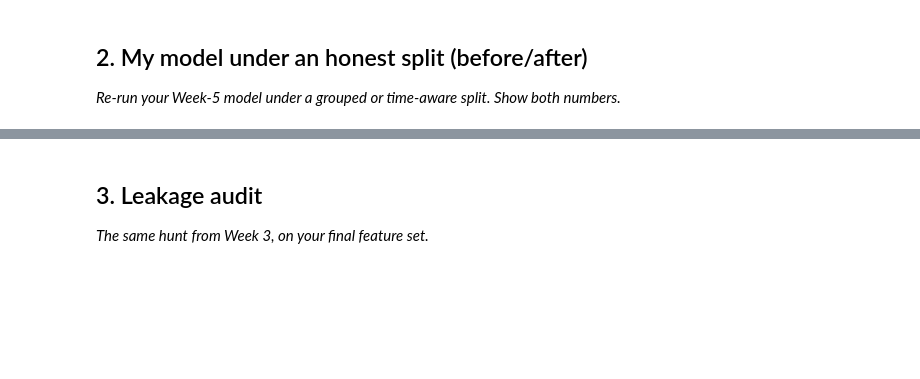
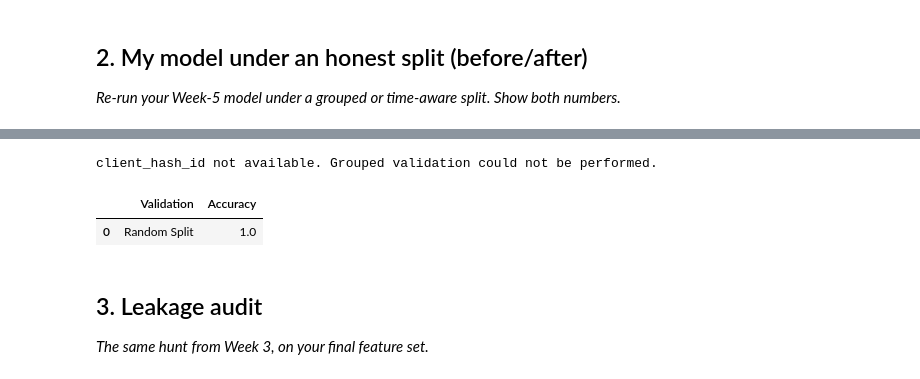
Before and after one commit to adityag30/FlyRank-internship-ML, a Jupyter notebook: work/notebooks/w06_validation_audit.ipynb, the cells around one changed output, grey strips where cells are left out. Drawn from its saved outputs; the diff is of its cells as text; code cells hidden in the pictures; blank space fills up the shorter version.

```diff
--- a/work/notebooks/w06_validation_audit.ipynb
+++ b/work/notebooks/w06_validation_audit.ipynb
@@ -23,3 +108,77 @@ This skeleton is yours to fill. Work the sections **in order** — each one has
+# %%
+# This cell is for CODE (numbers, a query, a check).
+from sklearn.tree import DecisionTreeClassifier
+from sklearn.model_selection import train_test_split, GroupShuffleSplit
+from sklearn.metrics import accuracy_score
+import pandas as pd
+
+# -----------------------------
+# Random Split (Week 5)
+# -----------------------------
+X_train_r, X_test_r, y_train_r, y_test_r = train_test_split(
+    X,
+    y,
+    test_size=0.20,
+    random_state=42,
+    stratify=y
+)
+
+model_random = DecisionTreeClassifier(max_depth=3, random_state=42)
+model_random.fit(X_train_r, y_train_r)
+
+random_acc = accuracy_score(
+    y_test_r,
+    model_random.predict(X_test_r)
+)
+
+# -----------------------------
+# Honest Split (Grouped if available)
+# -----------------------------
+if "client_hash_id" in df.columns:
+
+    groups = df["client_hash_id"]
+
+    splitter = GroupShuffleSplit(
+        test_size=0.20,
+        random_state=42,
+        n_splits=1
+    )
+
+    train_idx, test_idx = next(splitter.split(X, y, groups))
+
+    X_train_g = X.iloc[train_idx]
+    X_test_g = X.iloc[test_idx]
+
+    y_train_g = y.iloc[train_idx]
+    y_test_g = y.iloc[test_idx]
+
+    model_group = DecisionTreeClassifier(max_depth=3, random_state=42)
+    model_group.fit(X_train_g, y_train_g)
+
+    group_acc = accuracy_score(
+        y_test_g,
+        model_group.predict(X_test_g)
+    )
+
+    results = pd.DataFrame({
+        "Validation": ["Random Split", "Grouped Split"],
+        "Accuracy": [random_acc, group_acc]
+    })
+
+else:
+
+    results = pd.DataFrame({
+        "Validation": ["Random Split"],
+        "Accuracy": [random_acc]
+    })
+
+    print("client_hash_id not available. Grouped validation could not be performed.")
+
+display(results)
+# %% [output]
+client_hash_id not available. Grouped validation could not be performed.
+|  | Validation | Accuracy |
+| 0 | Random Split | 1.0 |
 # %% [markdown]
 ## 3. Leakage audit
 
```
Also changed, not shown: parts of 12 cells of this notebook.
